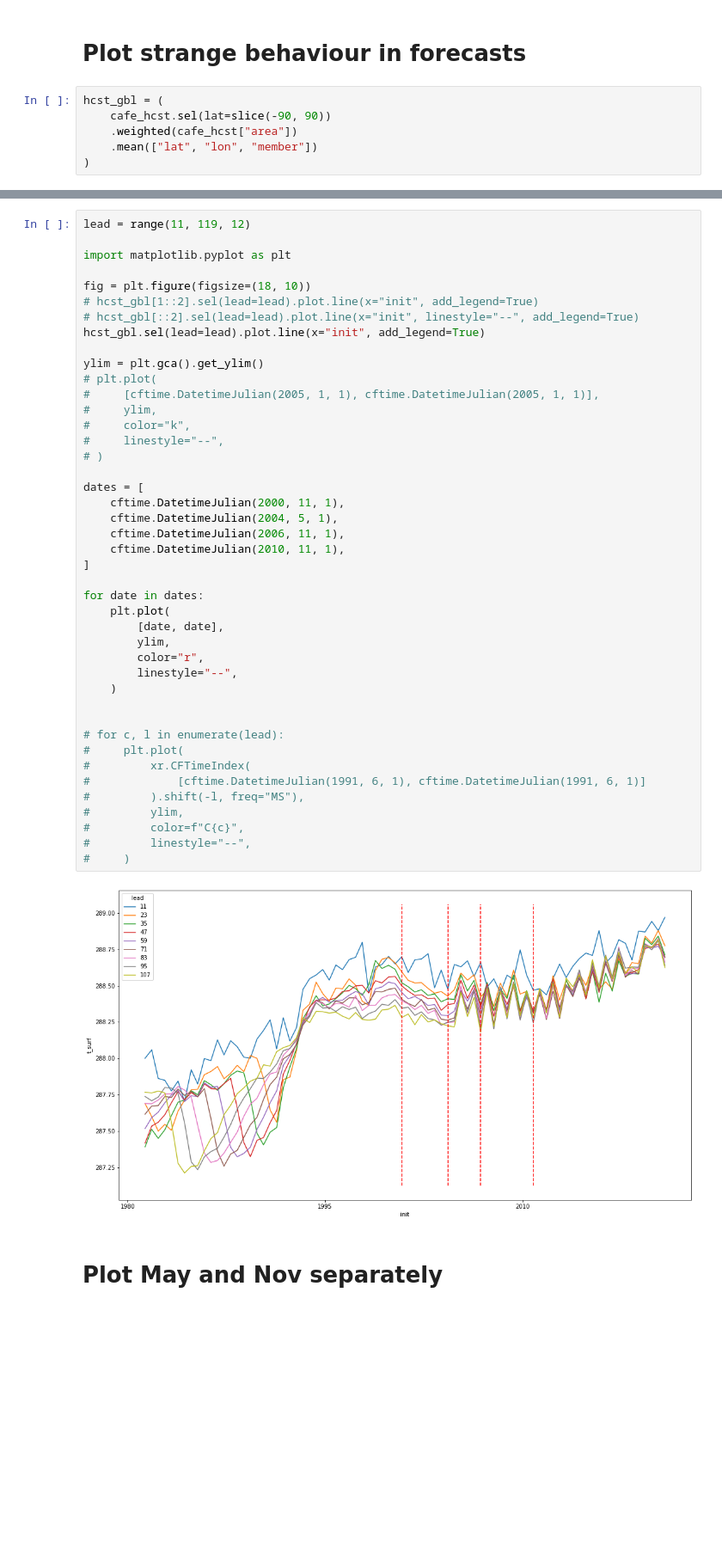
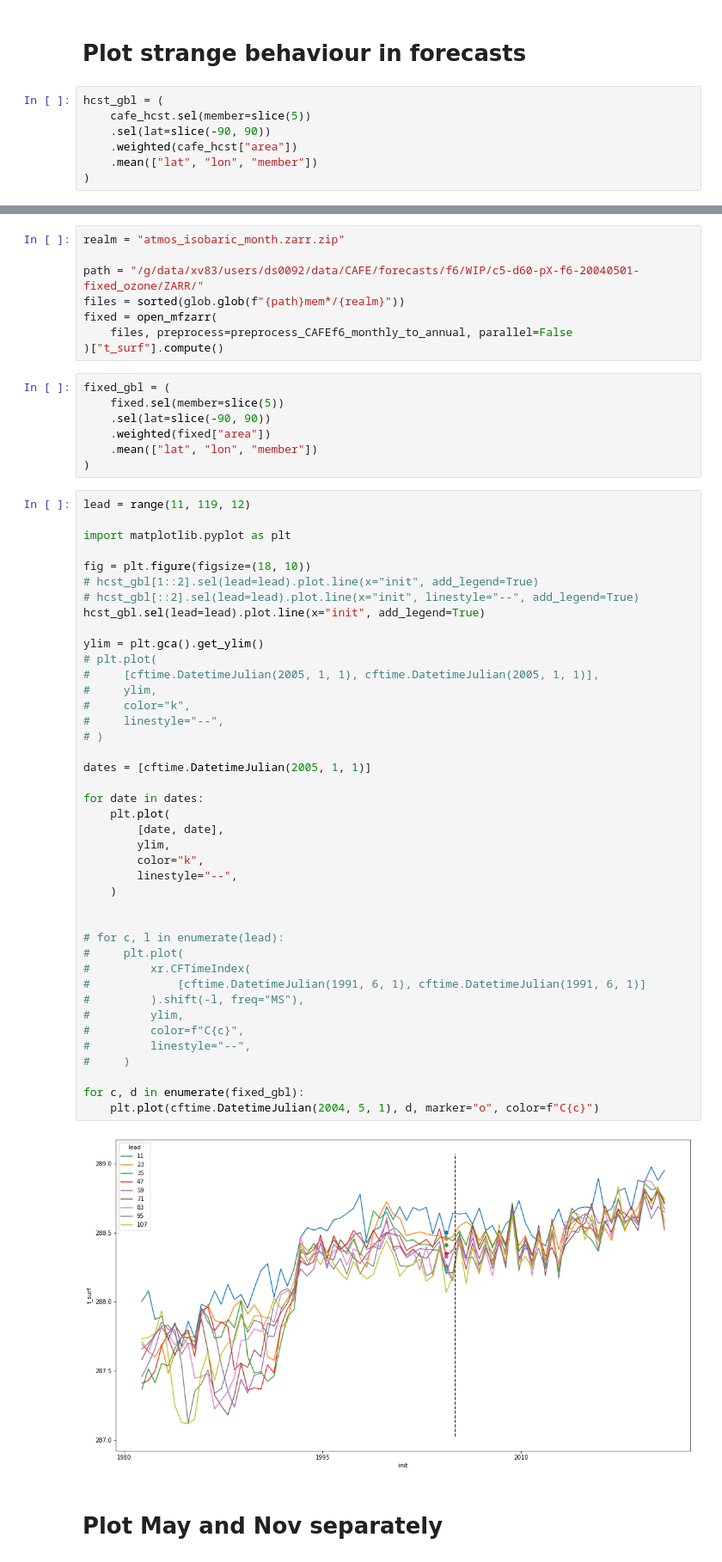
Before and after one commit to dougiesquire/cm-historical, a Jupyter notebook: notebooks/step_change_2005.ipynb, the cells around one changed output, grey strips where cells are left out. Shown at 86% size. Saved outputs shown, nothing was run; the diff lists cells and outputs as text; blank space fills up the shorter version.

```diff
--- a/notebooks/step_change_2005.ipynb
+++ b/notebooks/step_change_2005.ipynb
@@ -218,7 +218,8 @@ cafe_hcst = cafe_hcst.chunk(HCST_CHUNKS).persist()
 # Plot strange behaviour in forecasts
 # %%
 hcst_gbl = (
-    cafe_hcst.sel(lat=slice(-90, 90))
+    cafe_hcst.sel(member=slice(5))
+    .sel(lat=slice(-90, 90))
     .weighted(cafe_hcst["area"])
     .mean(["lat", "lon", "member"])
 )
@@ -254,3 +257,18 @@ Text(0.5, 1.0, '')
+# %%
+realm = "atmos_isobaric_month.zarr.zip"
+
+path = "/g/data/xv83/users/ds0092/data/CAFE/forecasts/f6/WIP/c5-d60-pX-f6-20040501-fixed_ozone/ZARR/"
+files = sorted(glob.glob(f"{path}mem*/{realm}"))
+fixed = open_mfzarr(
+    files, preprocess=preprocess_CAFEf6_monthly_to_annual, parallel=False
+)["t_surf"].compute()
+# %%
+fixed_gbl = (
+    fixed.sel(member=slice(5))
+    .sel(lat=slice(-90, 90))
+    .weighted(fixed["area"])
+    .mean(["lat", "lon", "member"])
+)
 # %%
 lead = range(11, 119, 12)
 
@@ -261,41 +279,39 @@ fig = plt.figure(figsize=(18, 10))
 # hcst_gbl[::2].sel(lead=lead).plot.line(x="init", linestyle="--", add_legend=True)
 hcst_gbl.sel(lead=lead).plot.line(x="init", add_legend=True)
 
 ylim = plt.gca().get_ylim()
 # plt.plot(
 #     [cftime.DatetimeJulian(2005, 1, 1), cftime.DatetimeJulian(2005, 1, 1)],
 #     ylim,
 #     color="k",
 #     linestyle="--",
 # )
 
-dates = [
-    cftime.DatetimeJulian(2000, 11, 1),
-    cftime.DatetimeJulian(2004, 5, 1),
-    cftime.DatetimeJulian(2006, 11, 1),
-    cftime.DatetimeJulian(2010, 11, 1),
-]
+dates = [cftime.DatetimeJulian(2005, 1, 1)]
 
 for date in dates:
     plt.plot(
         [date, date],
         ylim,
-        color="r",
+        color="k",
         linestyle="--",
     )
 
 
 # for c, l in enumerate(lead):
 #     plt.plot(
 #         xr.CFTimeIndex(
 #             [cftime.DatetimeJulian(1991, 6, 1), cftime.DatetimeJulian(1991, 6, 1)]
 #         ).shift(-l, freq="MS"),
 #         ylim,
 #         color=f"C{c}",
 #         linestyle="--",
 #     )
+
+for c, d in enumerate(fixed_gbl):
+    plt.plot(cftime.DatetimeJulian(2004, 5, 1), d, marker="o", color=f"C{c}")
 # %% [output]
-[figure, old version]
+[figure, new version]
 # %% [markdown]
 # Plot May and Nov separately
 # %% [markdown]
```
Also changed, not shown: parts of 18 cells of this notebook.
